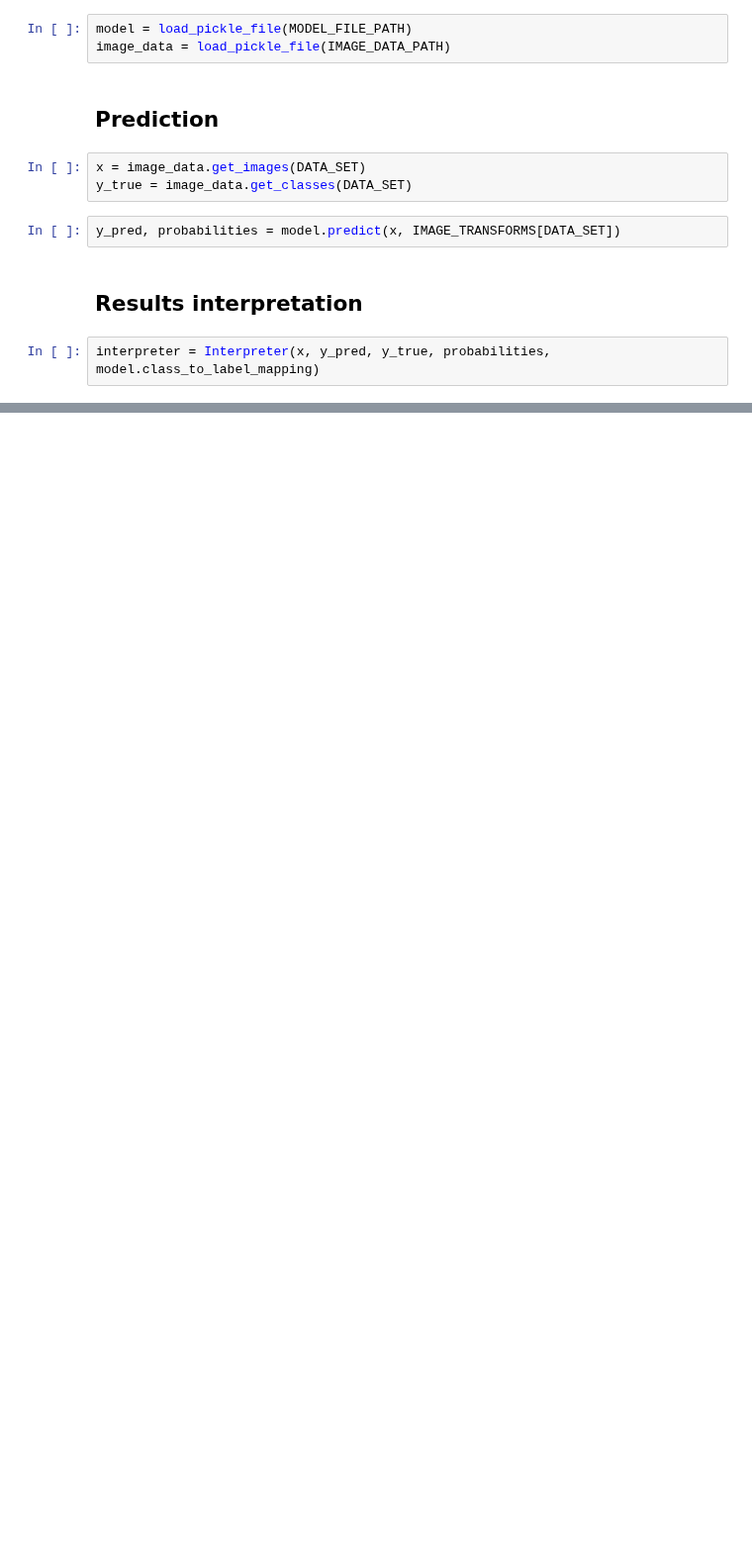
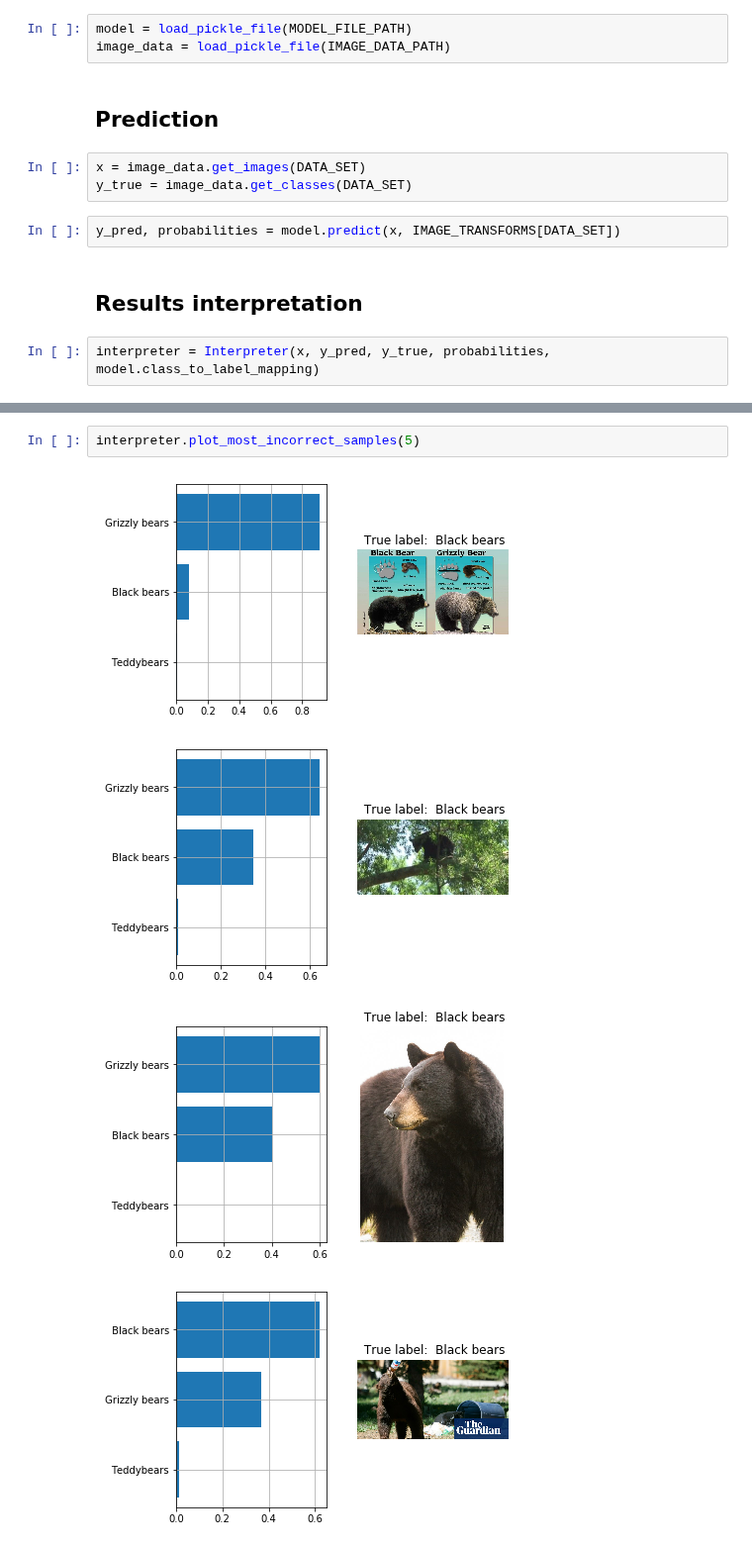
Before and after one commit to omyllymaki/image-classifier, a Jupyter notebook: model_evaluation.ipynb, the cells around one changed output, grey strips where cells are left out. Shown at 99% size. Saved outputs shown, nothing was run; the diff lists cells and outputs as text; blank space fills up the shorter version.

```diff
--- a/model_evaluation.ipynb
+++ b/model_evaluation.ipynb
@@ -88,0 +91,7 @@ most_incorrect_samples
+# %%
+interpreter.plot_most_incorrect_samples(5)
+# %% [output]
+[figure, added]
+[figure, added]
+[figure, added]
+[figure, added]
```
Also changed, not shown: parts of 8 cells of this notebook, 1 other file.
